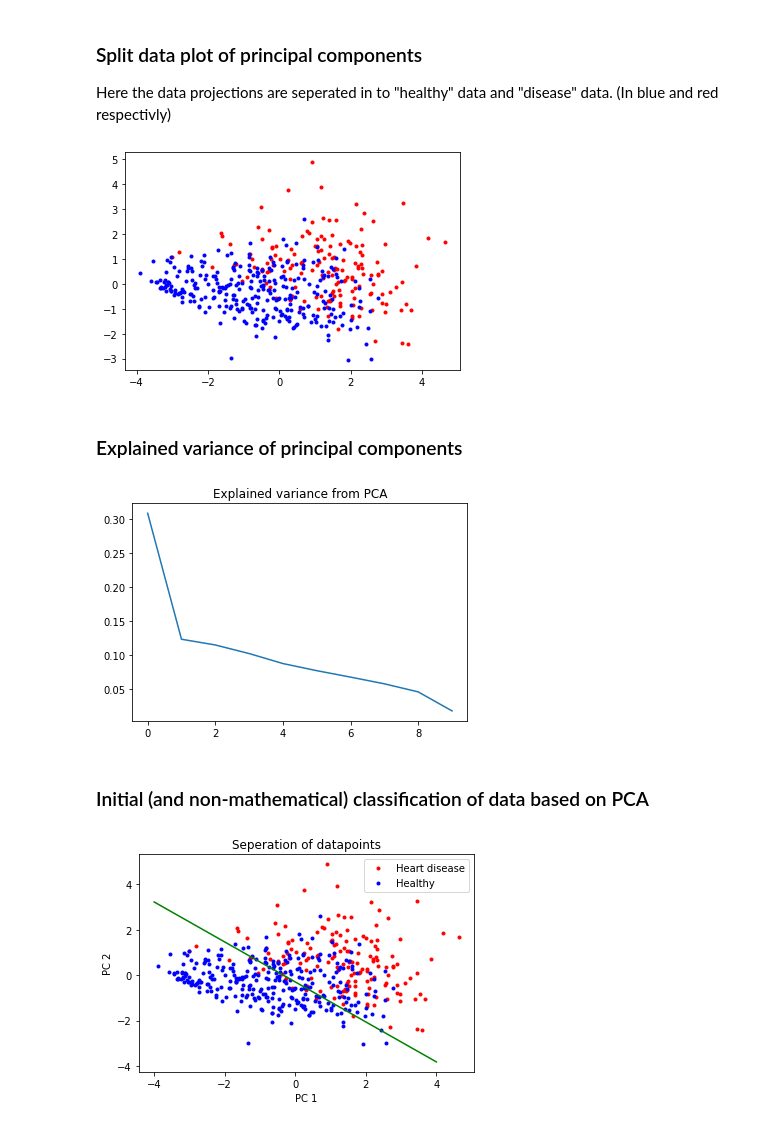
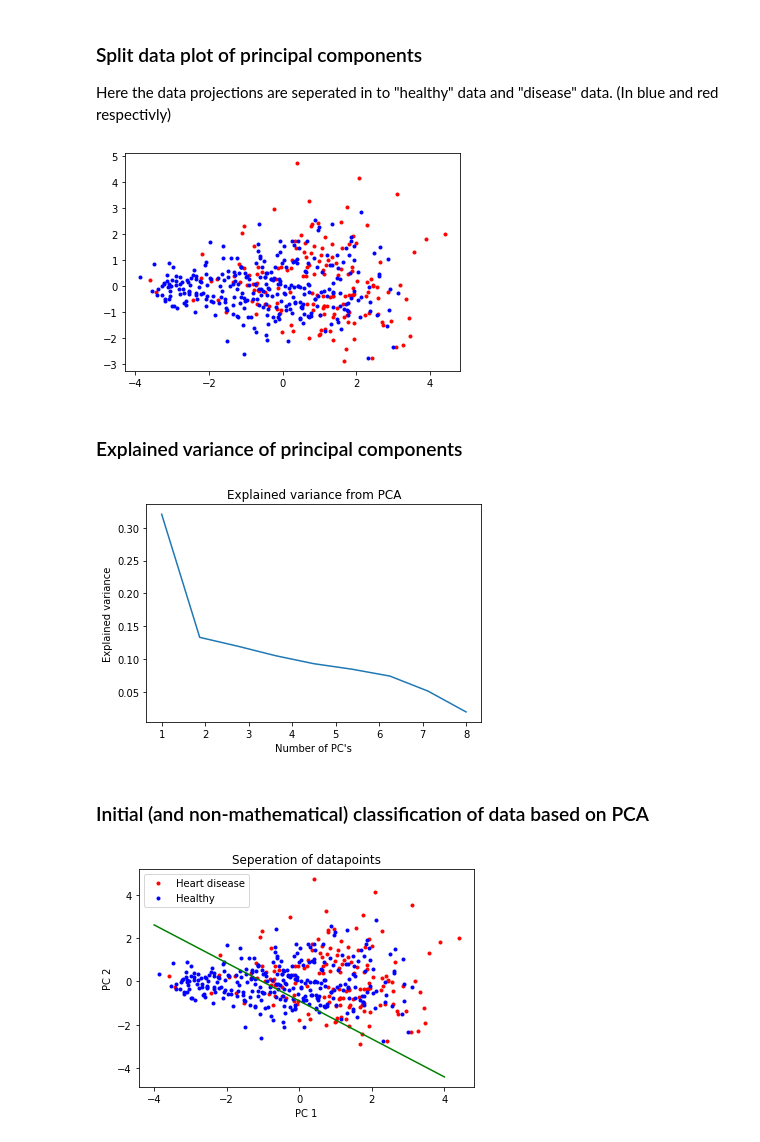
Before and after one commit to jozgu/SourhtAfricaHealthProject, a Jupyter notebook: assignment1.ipynb, the cells around one changed output. Drawn from its saved outputs; the diff is of its cells as text; code cells hidden in the pictures.

Commit message:
fixed plot

```diff
--- a/assignment1.ipynb
+++ b/assignment1.ipynb
@@ -67,7 +67,7 @@ plt.show()
 # %% [markdown]
 ### Boxplot of normalized data
 # %%
-cont_cols = ['sbp', 'tobacco', 'ldl', 'adiposity', 'typea', 'obesity', 'alcohol', 'age', 'chd']
+cont_cols = ['sbp', 'tobacco', 'ldl', 'adiposity', 'typea', 'obesity', 'alcohol', 'age']
 cont_data = pd.DataFrame([file[col] for col in cont_cols]).T
 famhist = [1 if val == 'Present' else 0 for val in file['famhist']]
 cont_data['famhist'] = famhist
@@ -121,30 +126,32 @@ def split_plot(data: list, pca = True):
 
 split_plot(pcsT)
 # %% [output]
-[figure, old version]
+[figure, new version]
 # %% [markdown]
 ### Explained variance of principal components
 # %%
-n_components = 10
+n_components = 9
 pca = PCA(n_components=n_components)
 pcsT = pca.fit_transform(cont_data)
 
-plt.plot((pca.explained_variance_ratio_))
+plt.plot(np.linspace(1,8,9, endpoint=True), (pca.explained_variance_ratio_))
 plt.title("Explained variance from PCA")
+plt.xlabel("Number of PC's")
+plt.ylabel("Explained variance")
 plt.show()
 # %% [output]
-[figure, old version]
+[figure, new version]
 # %% [markdown]
 ### Initial (and non-mathematical) classification of data based on PCA
 # %%
 split_plot(pcsT)
 x = np.linspace(start=-4,stop=4,num=200)
-f = lambda x: -0.88*x-0.3
+f = lambda x: -0.88*x-0.9
 plt.plot(x,f(x), 'green')
 plt.title('Seperation of datapoints')
 plt.xlabel('PC 1')
 plt.ylabel('PC 2')
 plt.legend()
 plt.show()
 # %% [output]
-[figure, old version]
+[figure, new version]
```
Also changed, not shown: parts of 3 cells of this notebook.
